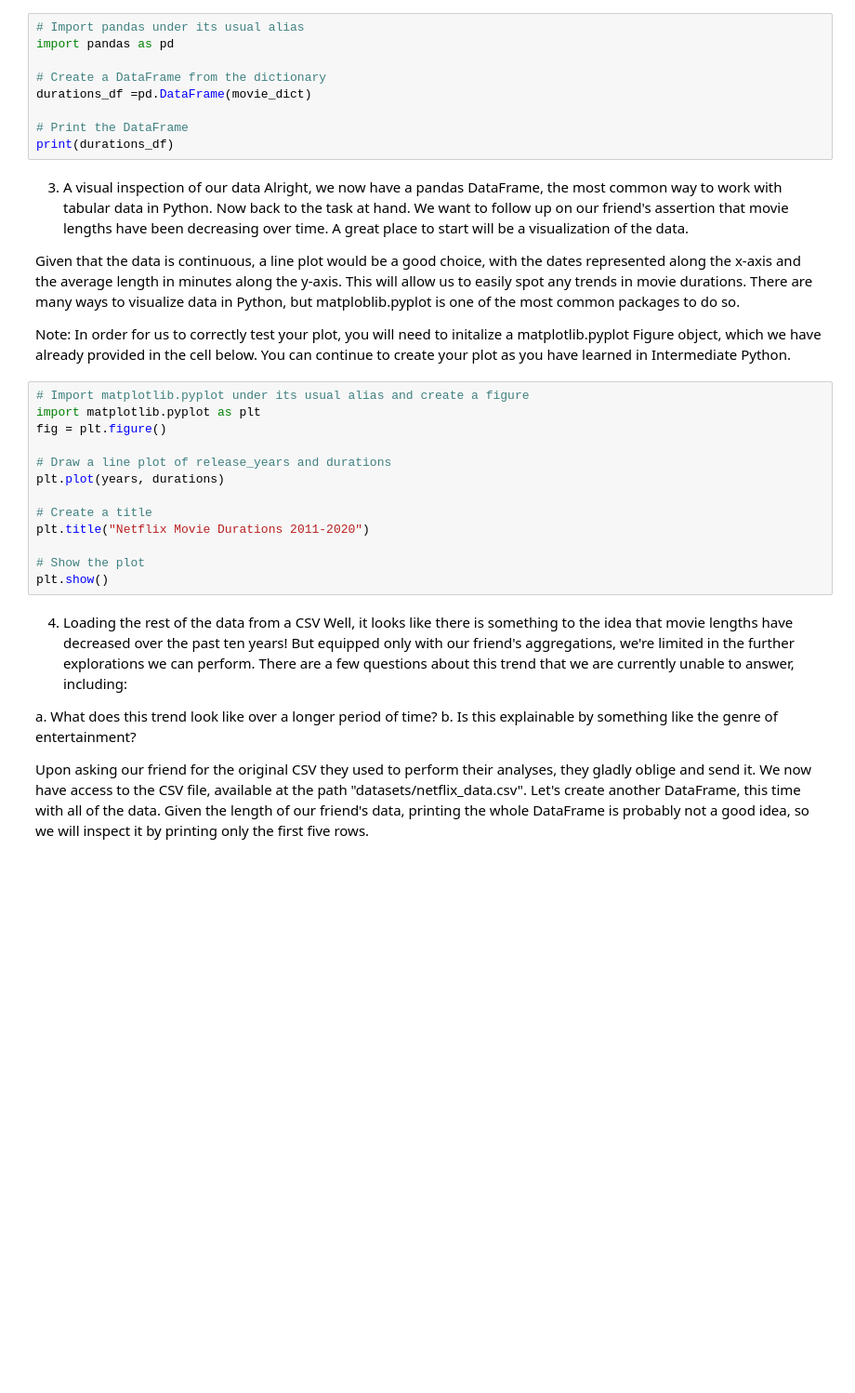
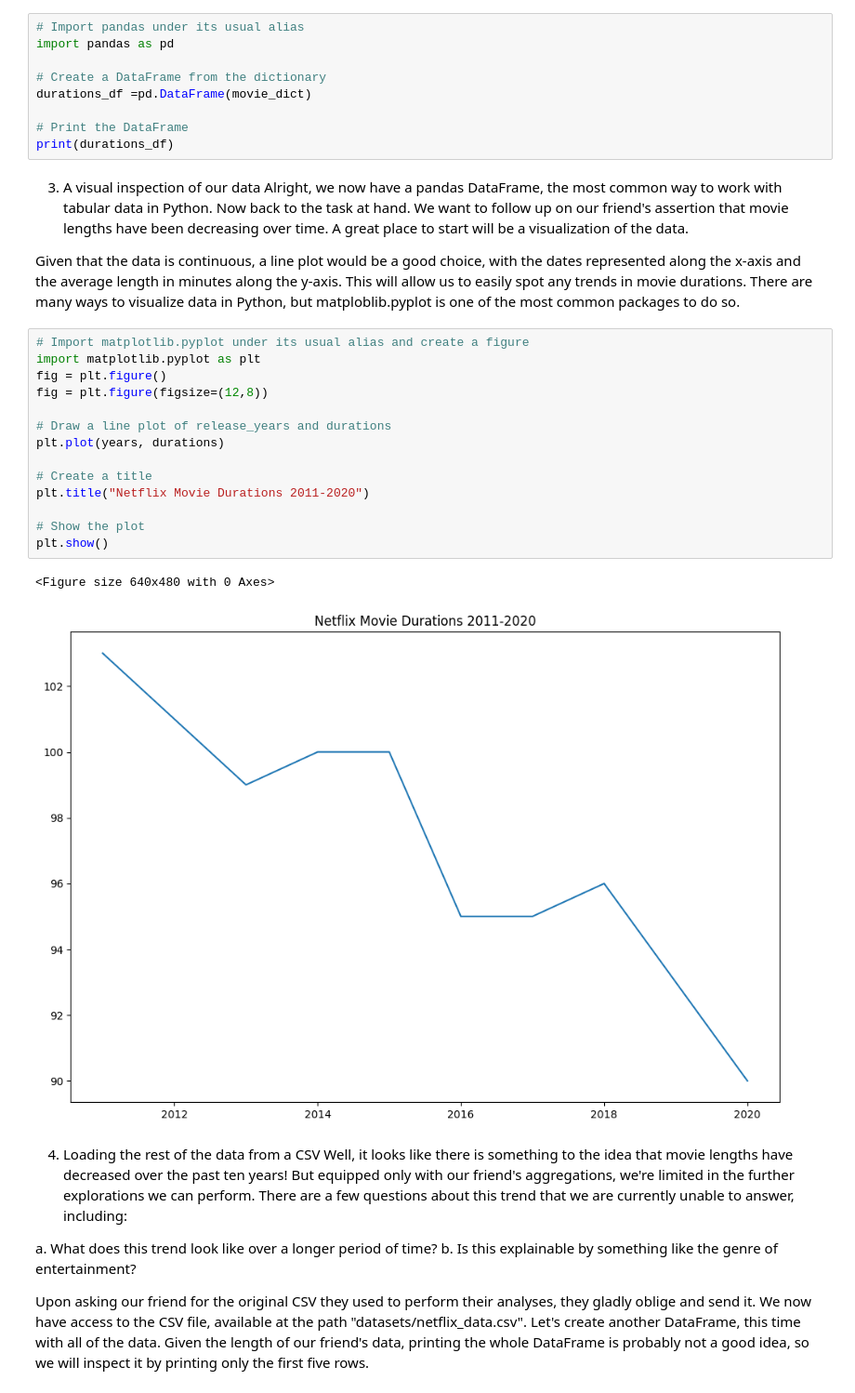
Before and after one commit to LouieDominicFrancia/Netflix-Movies-and-Guest-Stars, a Jupyter notebook: Netflix-Movies-and-Guest-Stars.ipynb, the cells around one changed output. Shown: that part at 93% size. Cells and saved outputs as stored; diff of their text form; blank space fills up the shorter version.

```diff
--- a/Netflix-Movies-and-Guest-Stars.ipynb
+++ b/Netflix-Movies-and-Guest-Stars.ipynb
@@ -36,21 +36,23 @@ print(durations_df)
 Alright, we now have a pandas DataFrame, the most common way to work with tabular data in Python. Now back to the task at hand. We want to follow up on our friend's assertion that movie lengths have been decreasing over time. A great place to start will be a visualization of the data.
 
 Given that the data is continuous, a line plot would be a good choice, with the dates represented along the x-axis and the average length in minutes along the y-axis. This will allow us to easily spot any trends in movie durations. There are many ways to visualize data in Python, but matploblib.pyplot is one of the most common packages to do so.
-
-Note: In order for us to correctly test your plot, you will need to initalize a matplotlib.pyplot Figure object, which we have already provided in the cell below. You can continue to create your plot as you have learned in Intermediate Python.
 # %%
 # Import matplotlib.pyplot under its usual alias and create a figure
 import matplotlib.pyplot as plt
 fig = plt.figure()
+fig = plt.figure(figsize=(12,8))
 
 # Draw a line plot of release_years and durations
 plt.plot(years, durations)
 
 # Create a title
 plt.title("Netflix Movie Durations 2011-2020")
 
 # Show the plot
 plt.show()
+# %% [output]
+<Figure size 640x480 with 0 Axes>
+[figure, added]
 # %% [markdown]
 4. Loading the rest of the data from a CSV
 Well, it looks like there is something to the idea that movie lengths have decreased over the past ten years! But equipped only with our friend's aggregations, we're limited in the further explorations we can perform. There are a few questions about this trend that we are currently unable to answer, including:
```
Also changed, not shown: parts of 4 cells of this notebook.
